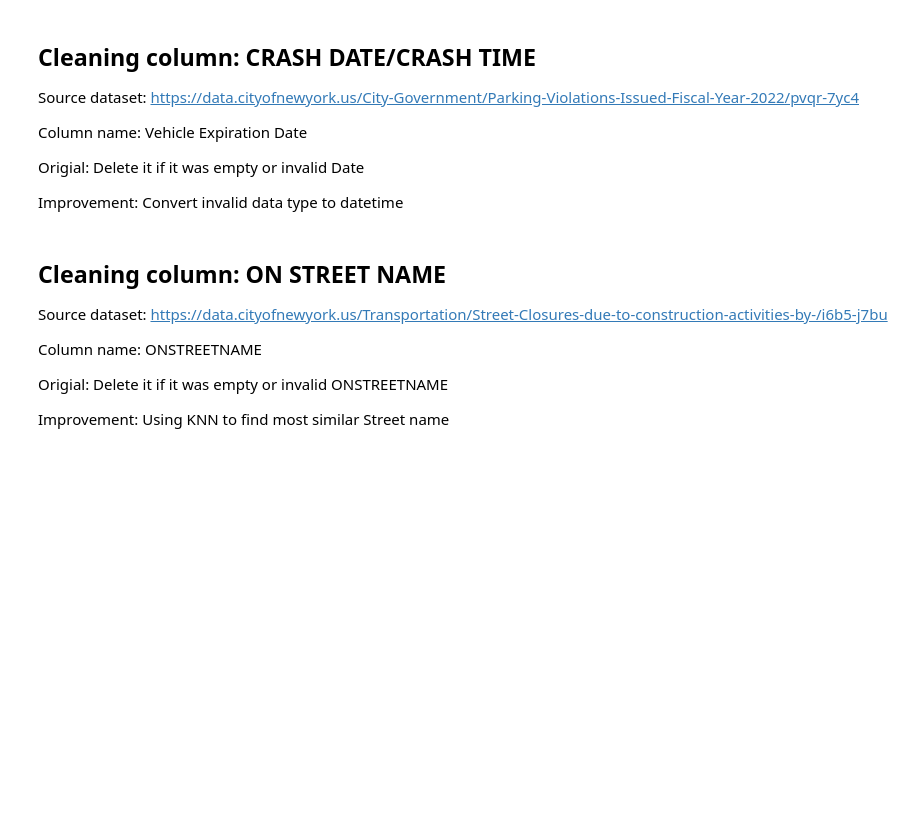
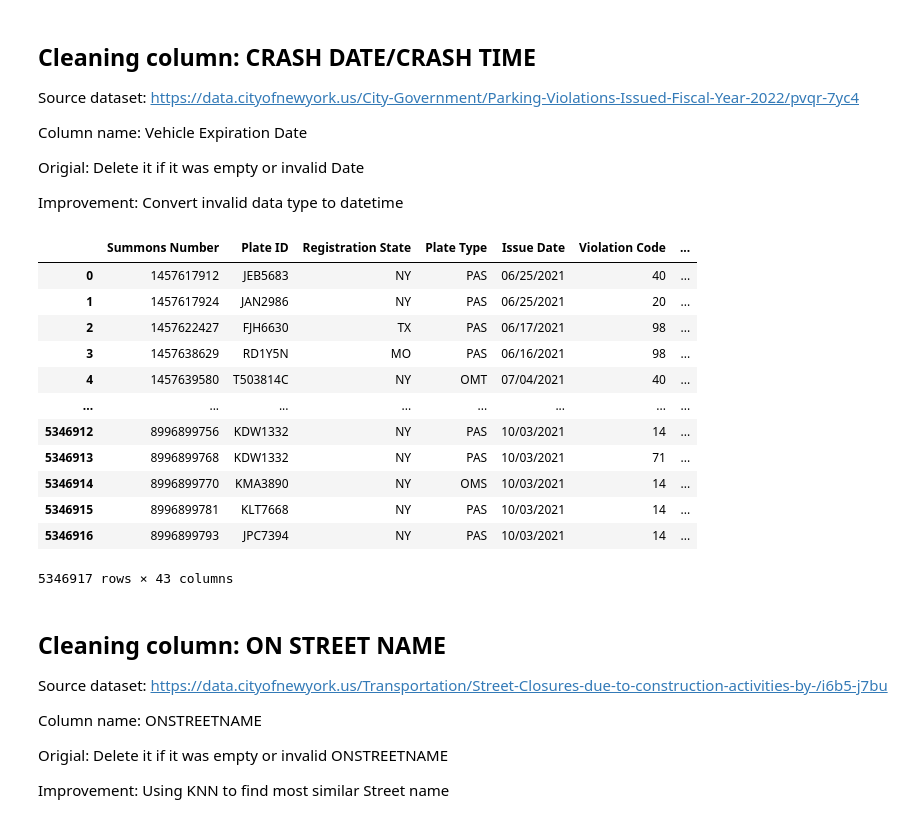
Before and after one commit to Rollingkeyboard/Make-traffic-safer-in-New-York-City, a Jupyter notebook: Data cleaning at scale_part3.ipynb, the cells around one changed output. Drawn from its saved outputs; the diff is of its cells as text; code cells hidden in the pictures; blank space fills up the shorter version.

```diff
--- a/Data cleaning at scale_part3.ipynb
+++ b/Data cleaning at scale_part3.ipynb
@@ -357,6 +441,22 @@ Convert invalid data type to datetime
 # %%
 df = pd.read_csv('data/Parking_Violations_Issued_-_Fiscal_Year_2022.csv', dtype=str)
 df['Vehicle Expiration Date'] = pd.to_datetime(df['Vehicle Expiration Date'], format='%y%m%d', errors='coerce')
+# %%
+df
+# %% [output]
+|  | Summons Number | Plate ID | Registration State | Plate Type | Issue Date | Violation Code | ... |
+| 0 | 1457617912 | JEB5683 | NY | PAS | 06/25/2021 | 40 | ... |
+| 1 | 1457617924 | JAN2986 | NY | PAS | 06/25/2021 | 20 | ... |
+| 2 | 1457622427 | FJH6630 | TX | PAS | 06/17/2021 | 98 | ... |
+| 3 | 1457638629 | RD1Y5N | MO | PAS | 06/16/2021 | 98 | ... |
+| 4 | 1457639580 | T503814C | NY | OMT | 07/04/2021 | 40 | ... |
+| ... | ... | ... | ... | ... | ... | ... | ... |
+| 5346912 | 8996899756 | KDW1332 | NY | PAS | 10/03/2021 | 14 | ... |
+| 5346913 | 8996899768 | KDW1332 | NY | PAS | 10/03/2021 | 71 | ... |
+| 5346914 | 8996899770 | KMA3890 | NY | OMS | 10/03/2021 | 14 | ... |
+| 5346915 | 8996899781 | KLT7668 | NY | PAS | 10/03/2021 | 14 | ... |
+| 5346916 | 8996899793 | JPC7394 | NY | PAS | 10/03/2021 | 14 | ... |
+5346917 rows × 43 columns
 # %% [markdown]
 ## Cleaning column: ON STREET NAME
 
```
Also changed, not shown: parts of 8 cells of this notebook.
